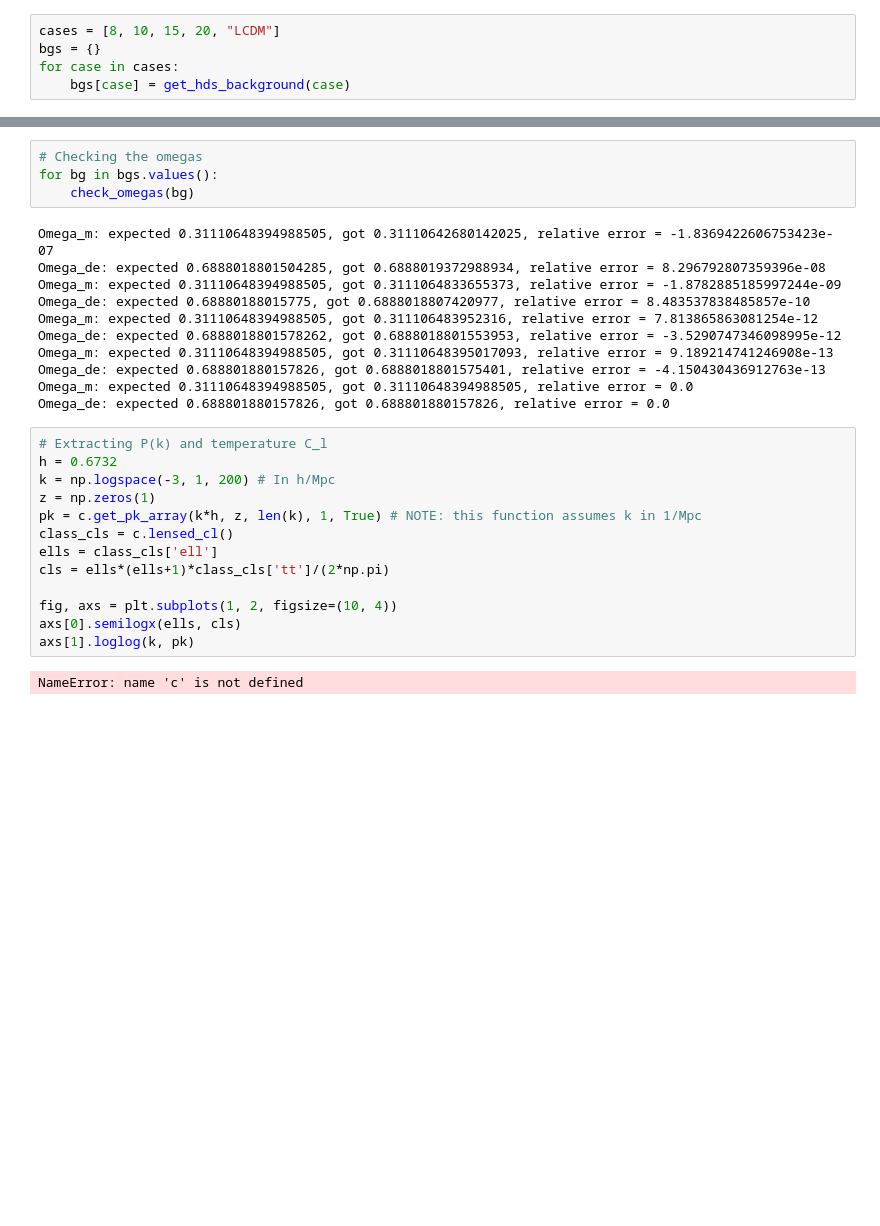
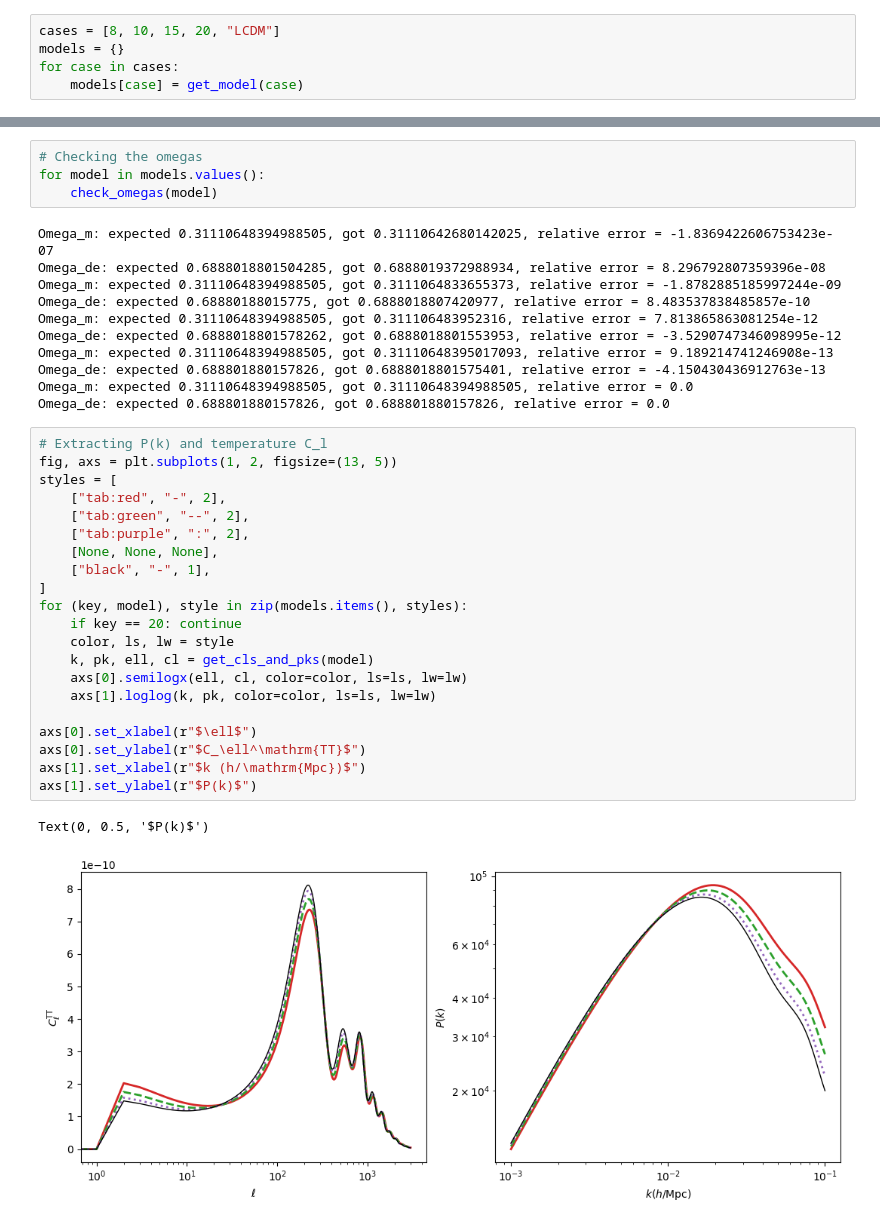
Before and after one commit to joaoreboucas1/class_hds, a Jupyter notebook: notebooks/demo.ipynb, the cells around one changed output, grey strips where cells are left out. Cells and saved outputs as stored; diff of their text form; blank space fills up the shorter version.

```diff
--- a/notebooks/demo.ipynb
+++ b/notebooks/demo.ipynb
@@ -85,7 +99,7 @@ def check_omegas(bg):
 # %%
 cases = [8, 10, 15, 20, "LCDM"]
-bgs = {}
+models = {}
 for case in cases:
-    bgs[case] = get_hds_background(case)
+    models[case] = get_model(case)
 # %%
 # Figure 1 - left panel
@@ -146,8 +160,8 @@ Text(0, 0.5, '$\\Delta H/H$ (%)')
 [figure]
 # %%
 # Checking the omegas
-for bg in bgs.values():
-    check_omegas(bg)
+for model in models.values():
+    check_omegas(model)
 # %% [output]
 Omega_m: expected 0.31110648394988505, got 0.31110642680142025, relative error = -1.8369422606753423e-07
 Omega_de: expected 0.6888018801504285, got 0.6888019372988934, relative error = 8.296792807359396e-08
@@ -159,18 +173,27 @@ Omega_m: expected 0.31110648394988505, got 0.31110648395017093, relative error =
 Omega_de: expected 0.688801880157826, got 0.6888018801575401, relative error = -4.150430436912763e-13
 Omega_m: expected 0.31110648394988505, got 0.31110648394988505, relative error = 0.0
 Omega_de: expected 0.688801880157826, got 0.688801880157826, relative error = 0.0
-# %%
-# Extracting P(k) and temperature C_l
-h = 0.6732
-k = np.logspace(-3, 1, 200) # In h/Mpc
-z = np.zeros(1)
-pk = c.get_pk_array(k*h, z, len(k), 1, True) # NOTE: this function assumes k in 1/Mpc
-class_cls = c.lensed_cl()
-ells = class_cls['ell']
-cls = ells*(ells+1)*class_cls['tt']/(2*np.pi)
-
-fig, axs = plt.subplots(1, 2, figsize=(10, 4))
-axs[0].semilogx(ells, cls)
-axs[1].loglog(k, pk)
-# %% [output]
-NameError: name 'c' is not defined
+# %%
+# Extracting P(k) and temperature C_l
+fig, axs = plt.subplots(1, 2, figsize=(13, 5))
+styles = [
+    ["tab:red", "-", 2],
+    ["tab:green", "--", 2],
+    ["tab:purple", ":", 2],
+    [None, None, None],
+    ["black", "-", 1],
+]
+for (key, model), style in zip(models.items(), styles):
+    if key == 20: continue
+    color, ls, lw = style
+    k, pk, ell, cl = get_cls_and_pks(model)
+    axs[0].semilogx(ell, cl, color=color, ls=ls, lw=lw)
+    axs[1].loglog(k, pk, color=color, ls=ls, lw=lw)
+
+axs[0].set_xlabel(r"$\ell$")
+axs[0].set_ylabel(r"$C_\ell^\mathrm{TT}$")
+axs[1].set_xlabel(r"$k (h/\mathrm{Mpc})$")
+axs[1].set_ylabel(r"$P(k)$")
+# %% [output]
+Text(0, 0.5, '$P(k)$')
+[figure, added]
```
Also changed, not shown: parts of 3 cells of this notebook.
